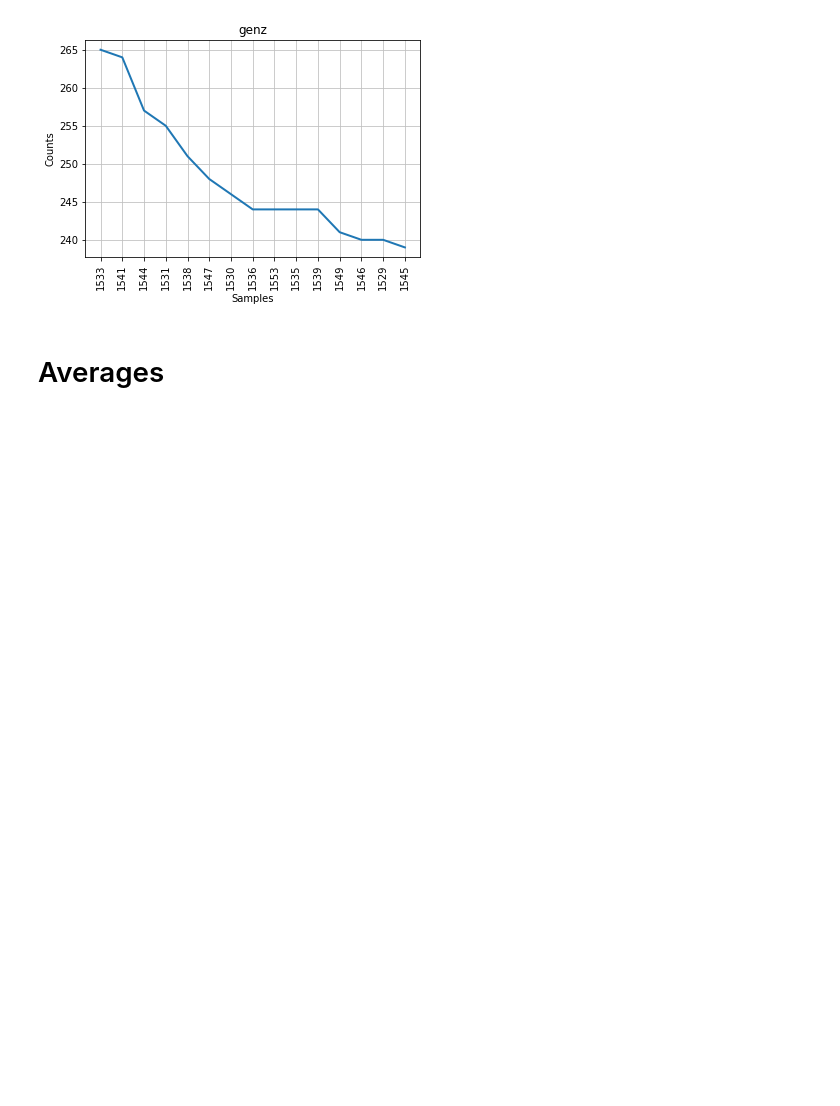
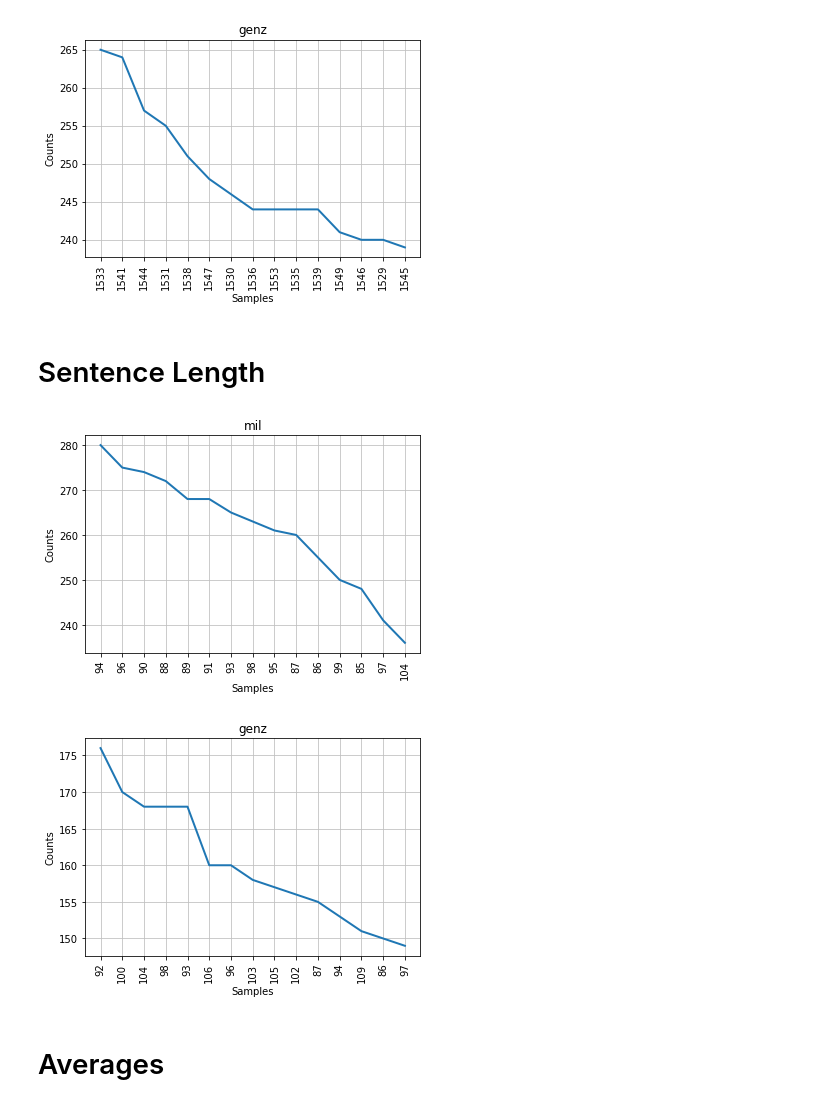
Before and after one commit to mdegoede/LanguageAndAI, a Jupyter notebook: preprocessing.ipynb, the cells around one changed output. Drawn from its saved outputs; the diff is of its cells as text; code cells hidden in the pictures; blank space fills up the shorter version.

Commit message:
Token length, Word length, Stopwords, POS tagging, Document length, Sentence length, Averages.

```diff
--- a/preprocessing.ipynb
+++ b/preprocessing.ipynb
@@ -313,6 +314,18 @@ for gen in list(generational_token_sentence.keys()):
 # %% [output]
 [figure]
 [figure]
+# %% [markdown]
+# Sentence Length
+# %%
+# plot sentence length distribution per generation
+generational_sent_length_distr = {}
+for gen, df in [('mil', mil), ('genz', genz)]:
+    sentence_lengths = [len(nltk.sent_tokenize(text)) for text in df['post']]
+    generational_sent_length_distr[gen] = nltk.FreqDist(sentence_lengths)
+    generational_sent_length_distr[gen].plot(15, title=gen)
+# %% [output]
+[figure, added]
+[figure, added]
 # %% [markdown]
 # Averages
 # %%
```
Also changed, not shown: parts of 4 cells of this notebook.
